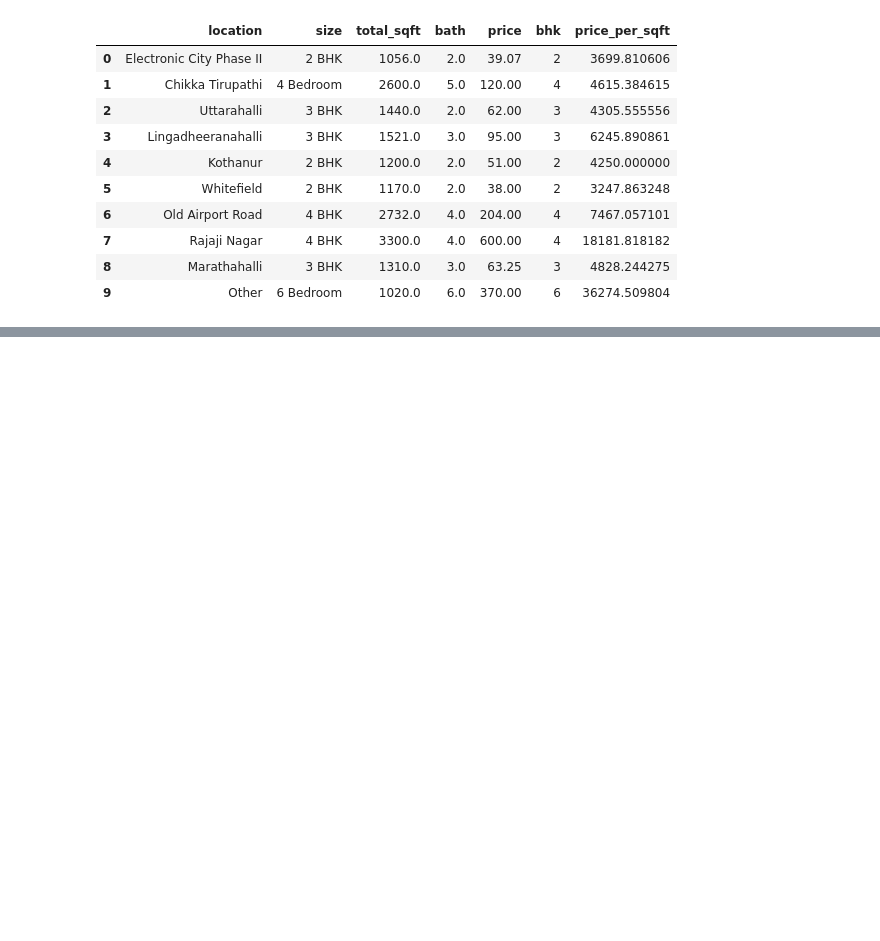
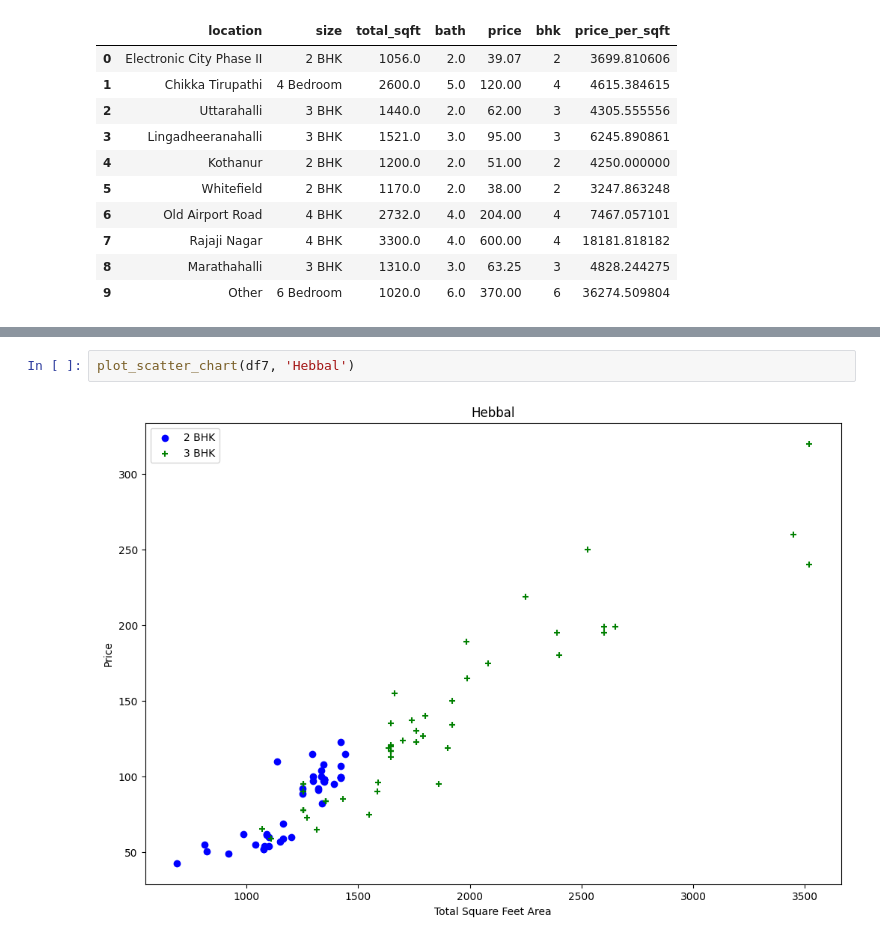
Before and after one commit to fareed23/machine-learning, a Jupyter notebook: 20_project/house_price_prediction.ipynb, the cells around one changed output, grey strips where cells are left out. Cells and saved outputs as stored; diff of their text form; blank space fills up the shorter version.

```diff
--- a/20_project/house_price_prediction.ipynb
+++ b/20_project/house_price_prediction.ipynb
@@ -308,0 +387,4 @@ df5.head(10)
+# %%
+plot_scatter_chart(df7, 'Hebbal')
+# %% [output]
+[figure, added]
```
Also changed, not shown: parts of 32 cells of this notebook.
